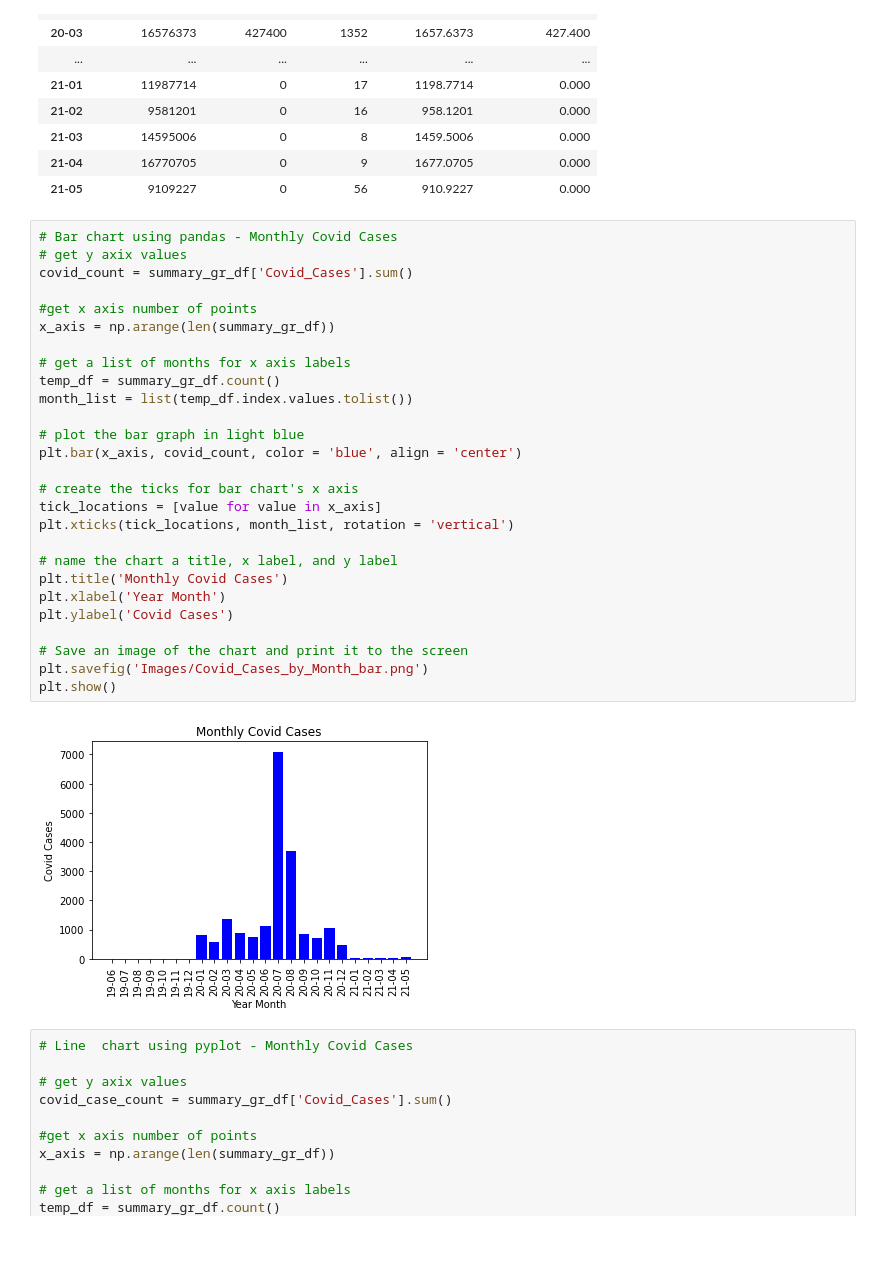
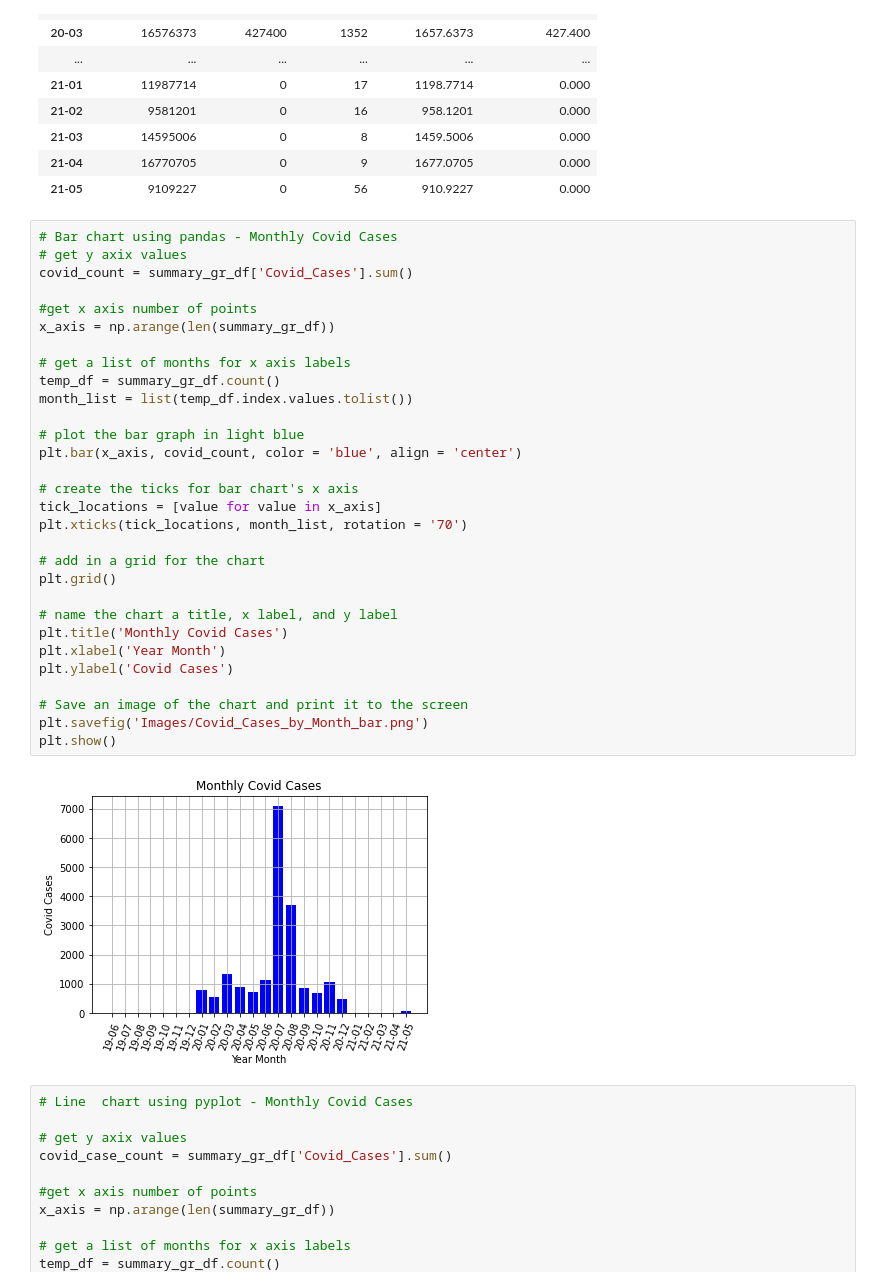
Before and after one commit to dillon-wright/project-1, a Jupyter notebook: Results.ipynb, the cells around one changed output. Saved outputs shown, nothing was run; the diff lists cells and outputs as text; blank space fills up the shorter version.

Commit message:
bar plot grid added

```diff
--- a/Results.ipynb
+++ b/Results.ipynb
@@ -54,32 +54,35 @@ summary_gr_df.sum()
 # %%
 # Bar chart using pandas - Monthly Covid Cases
 # get y axix values
 covid_count = summary_gr_df['Covid_Cases'].sum()
 
 #get x axis number of points
 x_axis = np.arange(len(summary_gr_df))
 
 # get a list of months for x axis labels
 temp_df = summary_gr_df.count()
 month_list = list(temp_df.index.values.tolist())
 
 # plot the bar graph in light blue
 plt.bar(x_axis, covid_count, color = 'blue', align = 'center')
 
 # create the ticks for bar chart's x axis
 tick_locations = [value for value in x_axis]
-plt.xticks(tick_locations, month_list, rotation = 'vertical')
+plt.xticks(tick_locations, month_list, rotation = '70')
+
+# add in a grid for the chart
+plt.grid()
 
 # name the chart a title, x label, and y label
 plt.title('Monthly Covid Cases')
 plt.xlabel('Year Month')
 plt.ylabel('Covid Cases')
 
 # Save an image of the chart and print it to the screen
 plt.savefig('Images/Covid_Cases_by_Month_bar.png')
 plt.show()
 # %% [output]
-[figure, old version]
+[figure, new version]
 # %%
 # Line  chart using pyplot - Monthly Covid Cases
 
```
Also changed, not shown: 1 other file.
